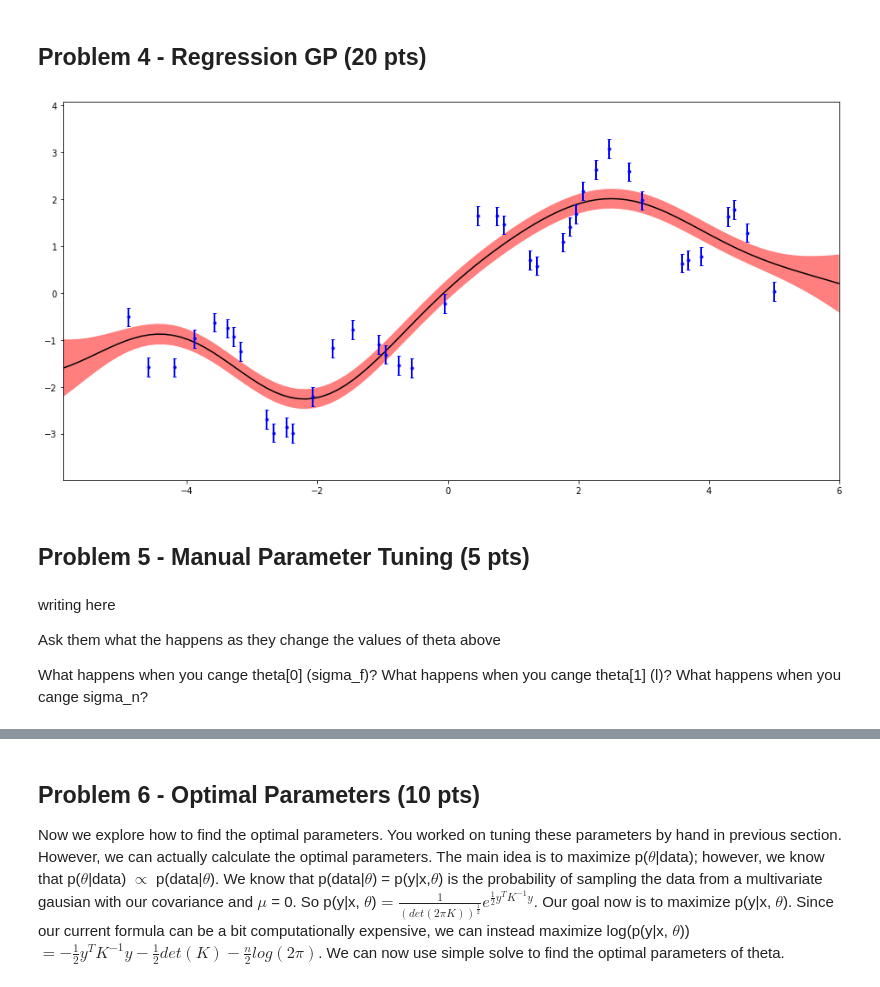
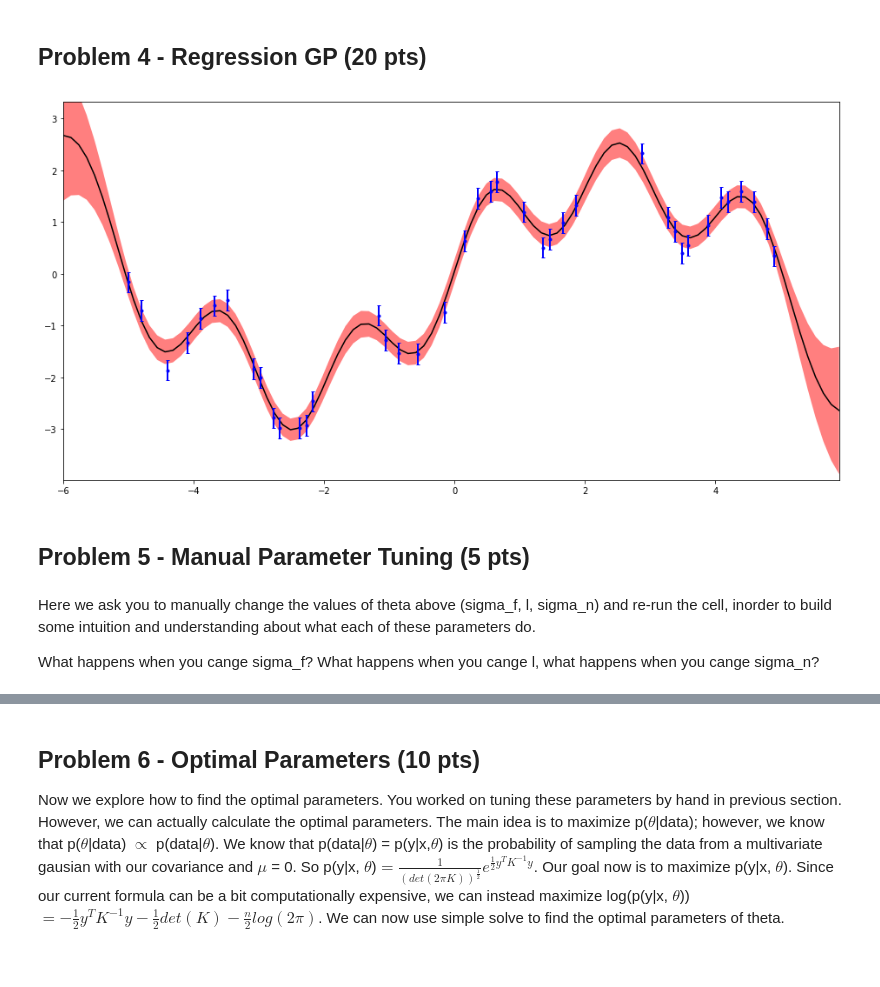
Before and after one commit to Keyrat06/Gaussian_Processes, a Jupyter notebook: P-Set/Gaussian PSet.ipynb, the cells around one changed output, grey strips where cells are left out. Cells and saved outputs as stored; diff of their text form; code cells hidden in the pictures.

```diff
--- a/P-Set/Gaussian PSet.ipynb
+++ b/P-Set/Gaussian PSet.ipynb
@@ -175,19 +169,16 @@ test.test_regression(regression_GP, kernel)
 # %%
 reload(util)
 reload(test)
 sigma_n = 0.1
-theta = [1, 2, sigma_n]
+sigma_f = 1
+l = 1
+theta = [sigma_f, l, sigma_n]
 util.solve_and_visualize(regression_GP, kernel, x, y, theta)
 # %% [output]
-[figure, old version]
+[figure, new version]
 # %% [markdown]
 ## Problem 5 - Manual Parameter Tuning (5 pts)
 # %% [markdown]
-writing here
+Here we ask you to manually change the values of theta above (sigma_f, l, sigma_n) and re-run the cell, inorder to build some intuition and understanding about what each of these parameters do.
 
-Ask them what the happens as they change the values of theta above
-
-
-What happens when you cange theta[0] (sigma_f)?
-What happens when you cange theta[1] (l)?
-What happens when you cange sigma_n?
+What happens when you cange sigma_f? What happens when you cange l, what happens when you cange sigma_n?
```
Also changed, not shown: parts of 12 cells of this notebook.
